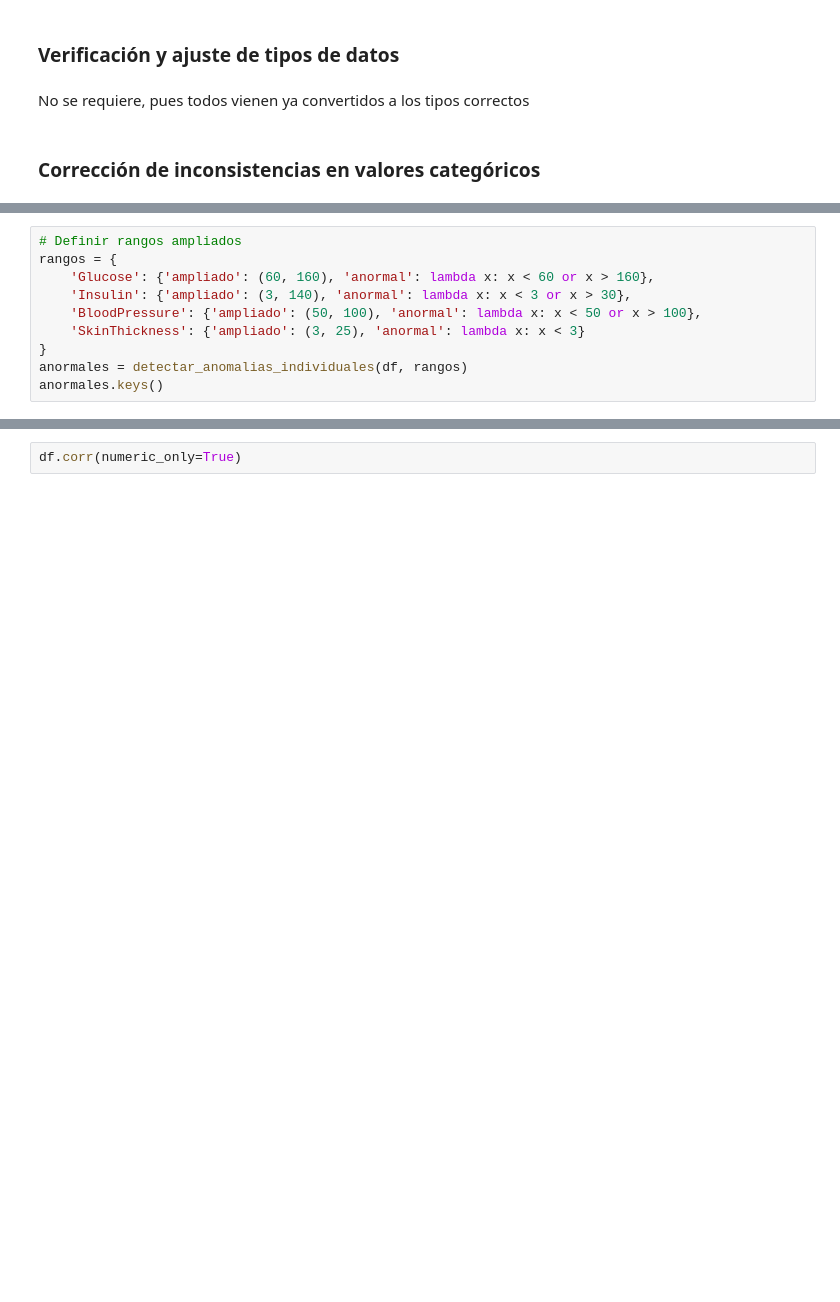
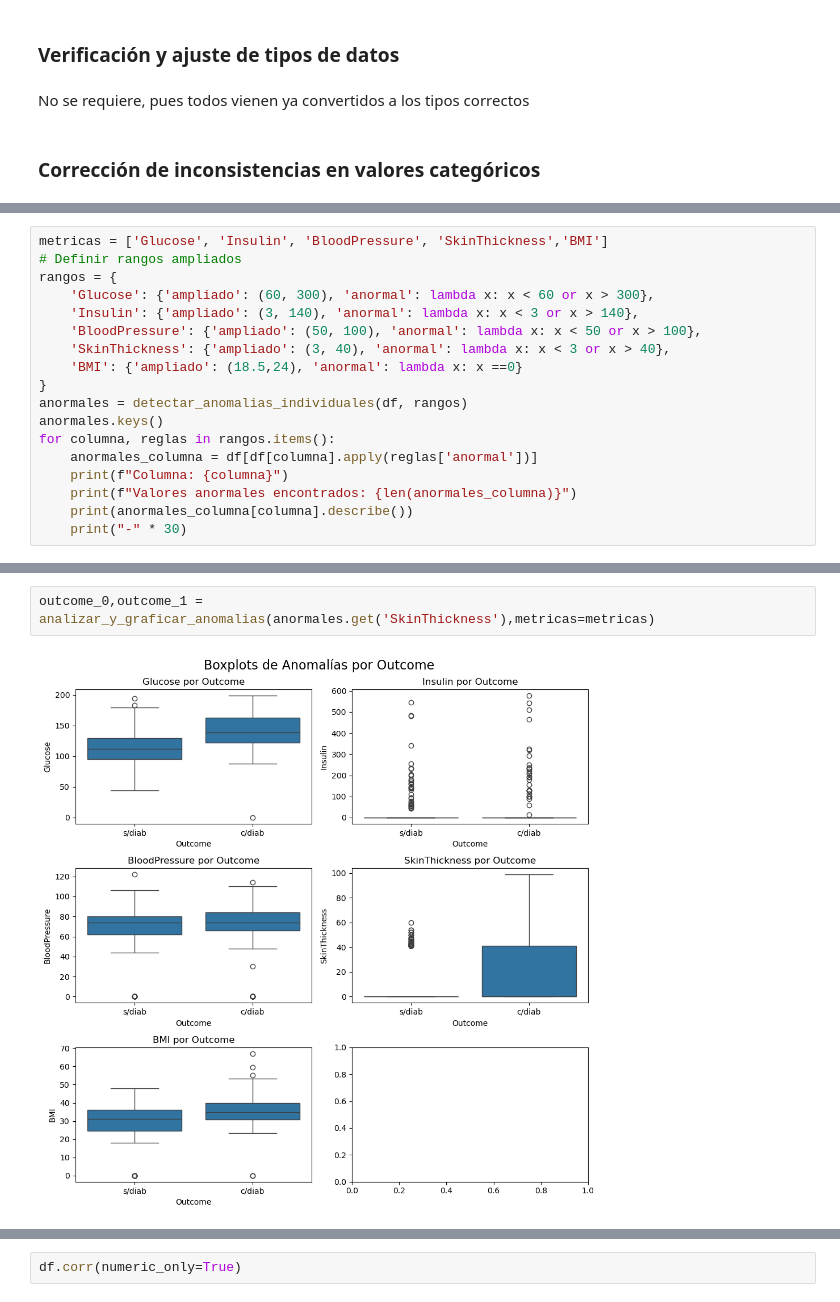
Before and after one commit to iair/mitic-data-science-team-1-septiembre-2024, a Jupyter notebook: mitic-data-science-team-1-septiembre-2024/machine-learning/pruebas-resueltas/segundo-intento.ipynb, the cells around one changed output, grey strips where cells are left out. Drawn from its saved outputs; the diff is of its cells as text; blank space fills up the shorter version.

```diff
--- a/mitic-data-science-team-1-septiembre-2024/machine-learning/pruebas-resueltas/segundo-intento.ipynb
+++ b/mitic-data-science-team-1-septiembre-2024/machine-learning/pruebas-resueltas/segundo-intento.ipynb
@@ -342,11 +603,19 @@ def analizar_y_graficar_anomalias(anormales):
 # %%
+metricas = ['Glucose', 'Insulin', 'BloodPressure', 'SkinThickness','BMI']
 # Definir rangos ampliados
 rangos = {
-    'Glucose': {'ampliado': (60, 160), 'anormal': lambda x: x < 60 or x > 160},
-    'Insulin': {'ampliado': (3, 140), 'anormal': lambda x: x < 3 or x > 30},
+    'Glucose': {'ampliado': (60, 300), 'anormal': lambda x: x < 60 or x > 300},
+    'Insulin': {'ampliado': (3, 140), 'anormal': lambda x: x < 3 or x > 140},
     'BloodPressure': {'ampliado': (50, 100), 'anormal': lambda x: x < 50 or x > 100},
-    'SkinThickness': {'ampliado': (3, 25), 'anormal': lambda x: x < 3}
+    'SkinThickness': {'ampliado': (3, 40), 'anormal': lambda x: x < 3 or x > 40},
+    'BMI': {'ampliado': (18.5,24), 'anormal': lambda x: x ==0}
 }
 anormales = detectar_anomalias_individuales(df, rangos)
 anormales.keys()
+for columna, reglas in rangos.items():
+    anormales_columna = df[df[columna].apply(reglas['anormal'])]
+    print(f"Columna: {columna}")
+    print(f"Valores anormales encontrados: {len(anormales_columna)}")
+    print(anormales_columna[columna].describe())
+    print("-" * 30)
 # %% [output]
@@ -353,0 +639,4 @@ dict_keys(['Glucose', 'Insulin', 'BloodPressure', 'SkinThickness'])
+# %%
+outcome_0,outcome_1 = analizar_y_graficar_anomalias(anormales.get('SkinThickness'),metricas=metricas)
+# %% [output]
+[figure, added]
```
Also changed, not shown: parts of 85 cells of this notebook, 8 other files.
